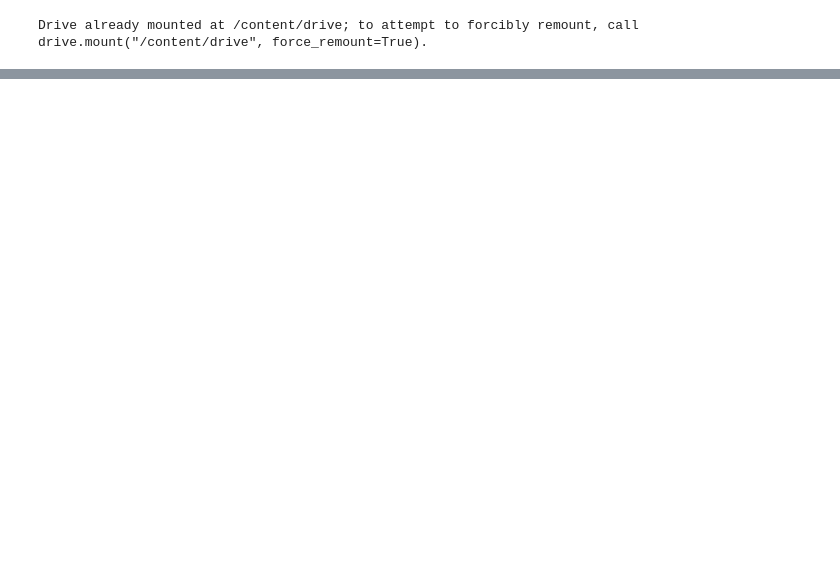
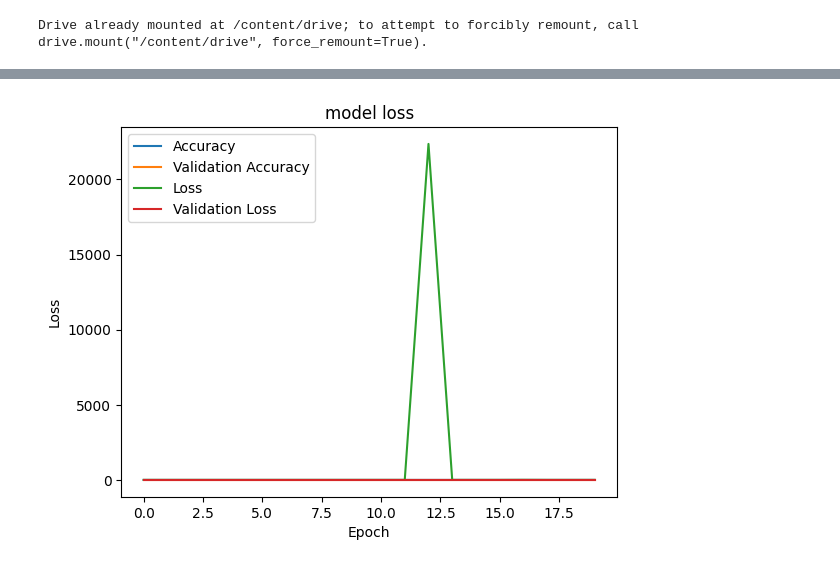
Before and after one commit to bipinthecoder/Street-Litter-Detection, a Jupyter notebook: vgg16_litter_detection.ipynb, the cells around one changed output, grey strips where cells are left out. Saved outputs shown, nothing was run; the diff lists cells and outputs as text; code cells hidden in the pictures; blank space fills up the shorter version.

```diff
--- a/vgg16_litter_detection.ipynb
+++ b/vgg16_litter_detection.ipynb
@@ -148,7 +154,8 @@ def perform_image_preprocessing(img):
 # %%
 max_proposal = 2000
 max_samples = 30
-IOU_treshold_plane = 0.7
+# IOU_treshold_plane = 0.7
+IOU_treshold_plane = 0.9
 IOU_treshold_background = 0.3
 # %%
 
@@ -247,3 +264,3 @@ model = Model(inputs = base_model.input, outputs=predictions)
 # %%
-X_new = preprocess_input(X_new)
-X_train, X_test , y_train, y_test = train_test_split(X_new,Y_new,test_size=0.10)
+# X_new = preprocess_input(X_new)
+# X_train, X_test , y_train, y_test = train_test_split(X_new,Y_new,test_size=0.50)
@@ -284,0 +320,25 @@ Test loss: 0.0012569684768095613, Test accuracy: 1.0
+# %%
+trdata    = ImageDataGenerator(horizontal_flip=False, vertical_flip=False, rotation_range=0)
+traindata = trdata.flow(x=X_train, y=y_train)
+tsdata    = ImageDataGenerator(horizontal_flip=False, vertical_flip=False, rotation_range=0)
+testdata  = tsdata.flow(x=X_test, y=y_test)
+# %%
+checkpoint = ModelCheckpoint("ieeercnn_vgg16_1.h5",
+                             monitor='val_loss',
+                             verbose=1,
+                             save_best_only=True,
+                             save_weights_only=False,
+                             mode='auto', period=1)
+
+early = EarlyStopping(monitor='val_loss',
+                      min_delta=0,
+                      patience=100,
+                      verbose=1,
+                      mode='auto')
+
+hist = model_final.fit_generator(generator = traindata,
+                                 steps_per_epoch= 10,
+                                 epochs= 20,
+                                 validation_data = testdata,
+                                 validation_steps = 2,
+                                 callbacks = [checkpoint,early])
@@ -284,0 +365,13 @@ Test loss: 0.0012569684768095613, Test accuracy: 1.0
+# %%
+import matplotlib.pyplot as plt
+plt.plot(hist.history['accuracy'])
+plt.plot(hist.history['val_accuracy'])
+plt.plot(hist.history['loss'])
+plt.plot(hist.history['val_loss'])
+plt.title("model loss")
+plt.ylabel("Loss")
+plt.xlabel("Epoch")
+plt.legend(["Accuracy", "Validation Accuracy", "Loss","Validation Loss"])
+plt.show()
+# %% [output]
+[figure, added]
```
Also changed, not shown: parts of 22 cells of this notebook.
